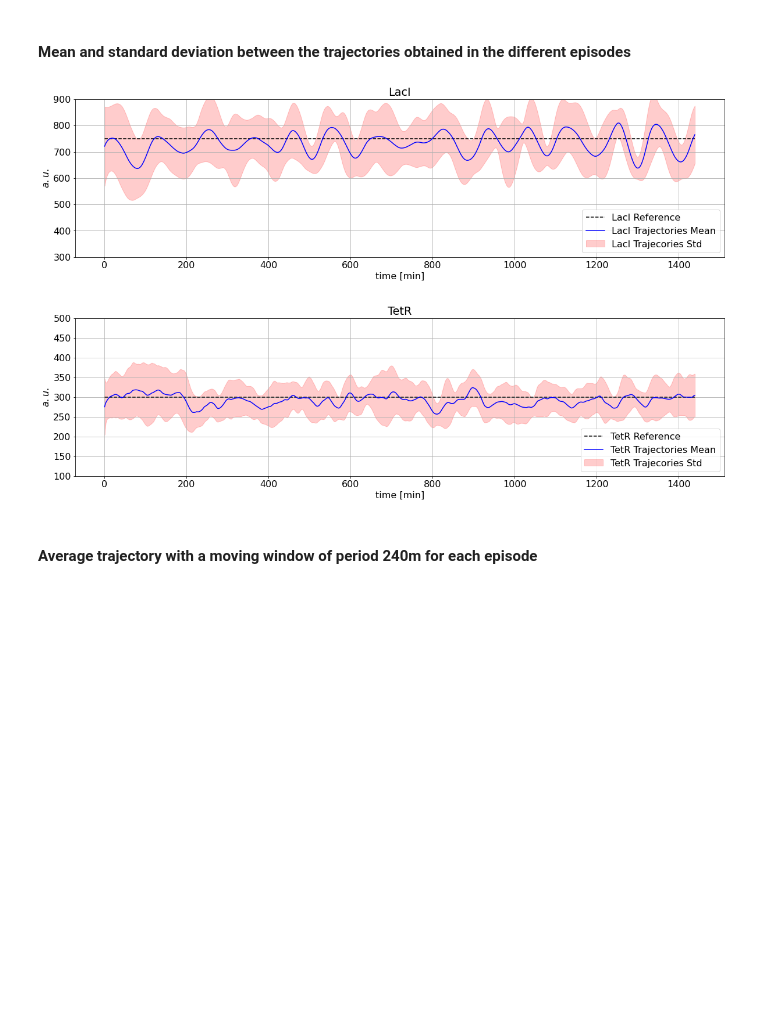
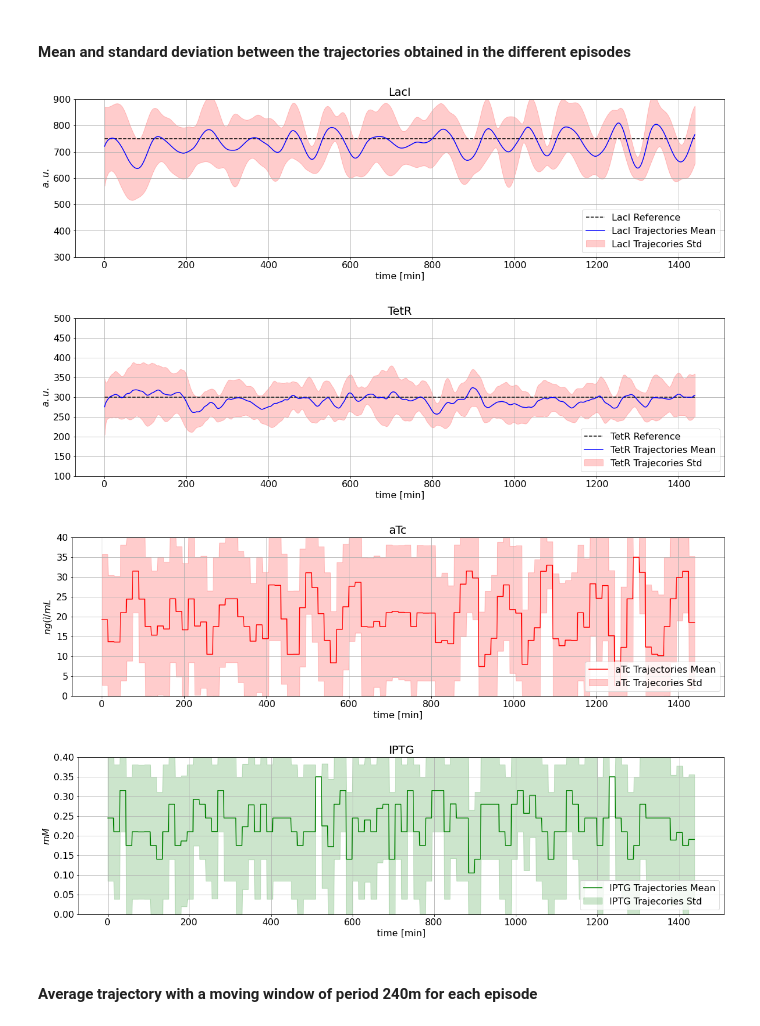
Before and after one commit to LorenzoPagliara/ToggleSwitchControl, a Jupyter notebook: MPC/stochastic.ipynb, the cells around one changed output. Cells and saved outputs as stored; diff of their text form; code cells hidden in the pictures; blank space fills up the shorter version.

```diff
--- a/MPC/stochastic.ipynb
+++ b/MPC/stochastic.ipynb
@@ -94,6 +94,7 @@ episodes = 10
 samples = int(total_time/t_step)
 
 states = np.empty((episodes, samples, 6))
+inputs = np.empty((episodes, samples, 2))
 
 for i in range(episodes):
     with open('./data/stochastic/results' + str(i) + '.json') as f:
@@ -104,6 +105,8 @@ for i in range(episodes):
         states[i, :, 3] = data['states']['TetR']
         states[i, :, 4] = data['states']['v1']
         states[i, :, 5] = data['states']['v2']
+        inputs[i, :, 0] = data['inputs']['aTc']
+        inputs[i, :, 1] = data['inputs']['IPTG']
 # %% [markdown]
 #### Mean and standard deviation between the trajectories obtained in the different episodes
 # %%
@@ -112,6 +115,10 @@ states_mean = np.array([[np.mean(states[:, i, 0]), np.mean(states[:, i, 1]), np.
 
 states_std = np.array([[np.std(states[:, i, 0]), np.std(states[:, i, 1]), np.std(states[:, i, 2]), np.std(
     states[:, i, 3]), np.std(states[:, i, 4]), np.std(states[:, i, 5])] for i in range(steps)])
+
+inputs_mean = np.array([[np.mean(inputs[:, i, 0]), np.mean(inputs[:, i, 1])] for i in range(steps)])
+
+inputs_std = np.array([[np.std(inputs[:, i, 0]), np.std(inputs[:, i, 1])] for i in range(steps)])
 # %%
 fig_x = 20
 fig_y = 5
@@ -121,38 +128,67 @@ plt.rcParams['font.size'] = 16
 
 figure, axes = plt.subplots(1, figsize=(fig_x, fig_y))
 
-time = data['time']
+time = np.arange(0, total_time, t_step)
 
 axes.set_ylabel(r'$a.u.$')
 axes.set_title('LacI')
 axes.plot(time, LacI_ref*np.ones(len(time)), color='k', linestyle='--')
 axes.plot(time, states_mean[:, 2], color='b')
 axes.fill_between(time, states_mean[:, 2] - states_std[:, 2], states_mean[:, 2] + states_std[:, 2], color='r', alpha=0.2)
 axes.legend(['LacI Reference', 'LacI Trajectories Mean', 'LacI Trajecories Std'], loc='lower right')
 axes.set_xlabel('time [min]')
 axes.set_ylim(300, 900)
 
 
 figure.set_facecolor("white")
 figure.savefig('./simulations/stochastic/average_trajectory/LacI.png')
 
 figure, axes = plt.subplots(1, figsize=(fig_x, fig_y))
 
 axes.set_ylabel(r'$a.u.$')
 axes.set_title('TetR')
 axes.plot(time, TetR_ref*np.ones(len(time)), color='k', linestyle='--')
 axes.plot(time, states_mean[:, 3], color='b')
 axes.fill_between(time, states_mean[:, 3] - states_std[:, 3], states_mean[:, 3] + states_std[:, 3], color='r', alpha=0.2)
 axes.legend(['TetR Reference', 'TetR Trajectories Mean', 'TetR Trajecories Std'], loc='lower right')
 axes.set_xlabel('time [min]')
 axes.set_ylim(100, 500)
 
 
 figure.set_facecolor("white")
 figure.savefig('./simulations/stochastic/average_trajectory/TetR.png')
+
+figure, axes = plt.subplots(1, figsize=(fig_x, fig_y))
+
+axes.set_ylabel(r'$ng(ì/mL$')
+axes.set_title('aTc')
+axes.plot(time, inputs_mean[:, 0], color='r')
+axes.fill_between(time, inputs_mean[:, 0] - inputs_std[:, 0], inputs_mean[:, 0] + inputs_std[:, 0], color='r', alpha=0.2)
+axes.legend(['aTc Trajectories Mean', 'aTc Trajecories Std'], loc='lower right')
+axes.set_xlabel('time [min]')
+axes.set_ylim(0, 40)
+
+figure.set_facecolor("white")
+figure.savefig('./simulations/stochastic/average_trajectory/aTc.png')
+
+
+figure, axes = plt.subplots(1, figsize=(fig_x, fig_y))
+
+axes.set_ylabel(r'$mM$')
+axes.set_title('IPTG')
+axes.plot(time, inputs_mean[:, 1], color='g')
+axes.fill_between(time, inputs_mean[:, 1] - inputs_std[:, 1], inputs_mean[:, 1] + inputs_std[:, 1], color='g', alpha=0.2)
+axes.legend(['IPTG Trajectories Mean', 'IPTG Trajecories Std'], loc='lower right')
+axes.set_xlabel('time [min]')
+axes.set_ylim(0, 0.40)
+
+figure.set_facecolor("white")
+figure.savefig('./simulations/stochastic/average_trajectory/IPTG.png')
 # %% [output]
 [figure]
 [figure]
+[figure, added]
+[figure, added]
 # %% [markdown]
 #### Average trajectory with a moving window of period 240m for each episode
 # %%
```
Also changed, not shown: 2 other files.
